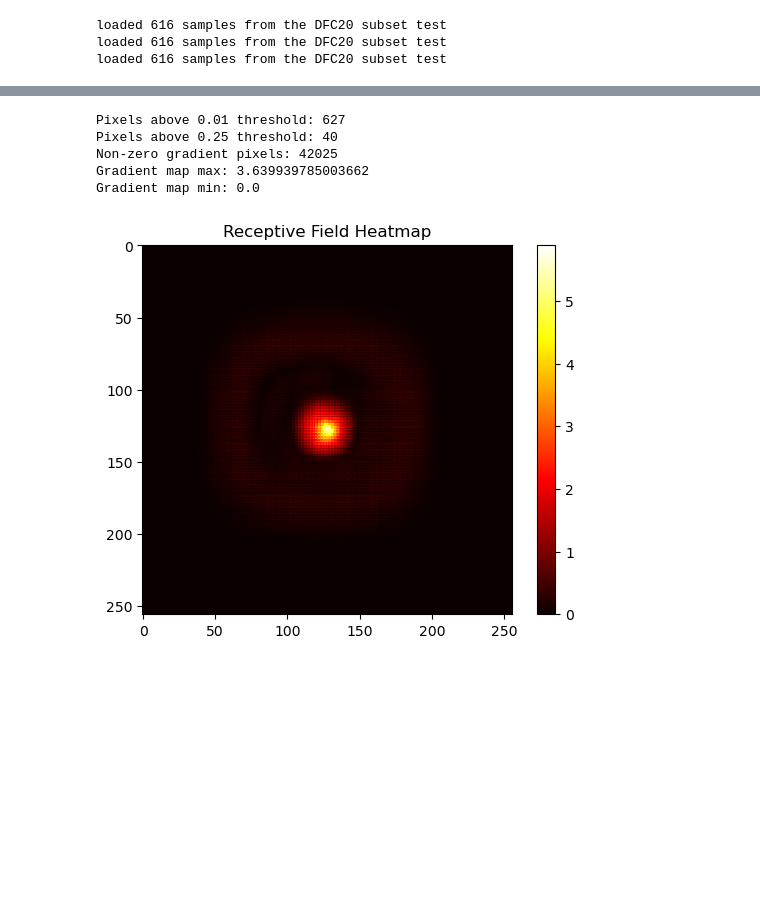
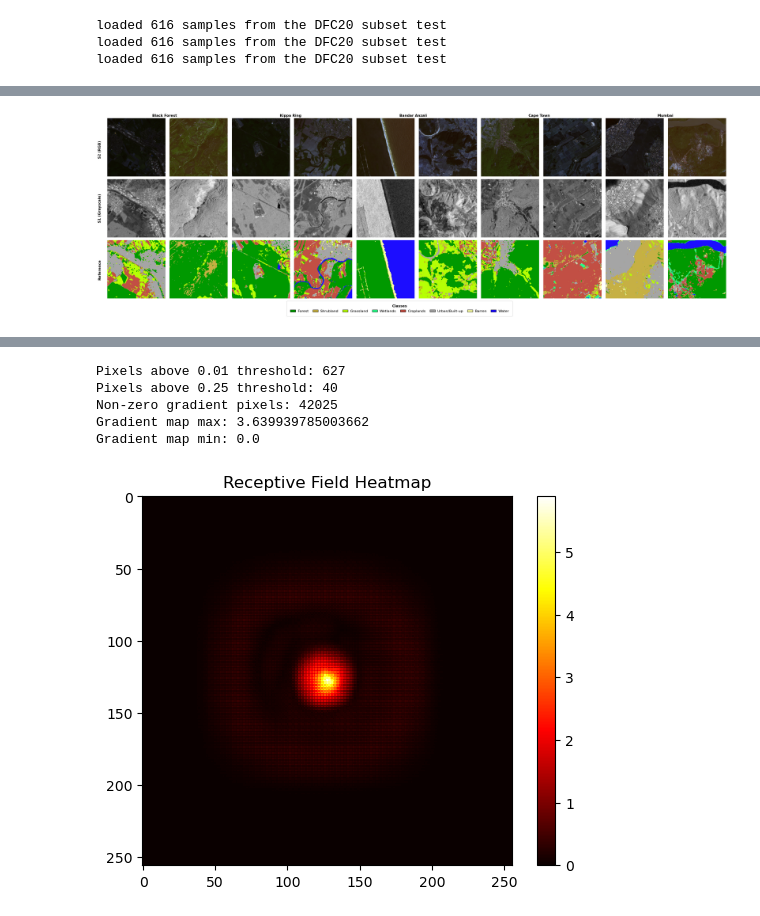
Before and after one commit to hpfref/The-Role-of-Spatial-Context-in-Deep-Learning-based-Semantic-Segmentation-of-Remote-Sensing-Imagery, a Jupyter notebook: dfc20/visualize.ipynb, the cells around one changed output, grey strips where cells are left out. Saved outputs shown, nothing was run; the diff lists cells and outputs as text; code cells hidden in the pictures; blank space fills up the shorter version.

```diff
--- a/dfc20/visualize.ipynb
+++ b/dfc20/visualize.ipynb
@@ -218,0 +444,8 @@ def visualize_rgb_prediction_label(patch, patch_stand=None, model=None, model_is
+# %%
+#patch_indices = [309, 515, 35, 106, 233]  # in thesis
+patch_indices = [305, 308, 311, 328, 501, 580, 419, 182, 194, 222] # 305, 308, 311, 328, 501, 580, 419, 182, 194, 222
+roi_names = ["Black Forest", "Kippa Ring", "Bandar Anzali", "Cape Town", "Mumbai"] # in thesis
+roi_positions = [0.155, 0.34, 0.52, 0.705, 0.89] #4patches: [0.18, 0.405, 0.64, 0.865]; 5patches: [0.155, 0.34, 0.52, 0.705, 0.89]
+visualize_s2_s1_grid(patch_indices, ds_s2=ds_s2, ds_s1=ds_s1, show_s2=True, show_gt=True, roi_names=roi_names, roi_positions=roi_positions)
+# %% [output]
+[figure, added]
```
Also changed, not shown: parts of 10 cells of this notebook, 3 other files.
